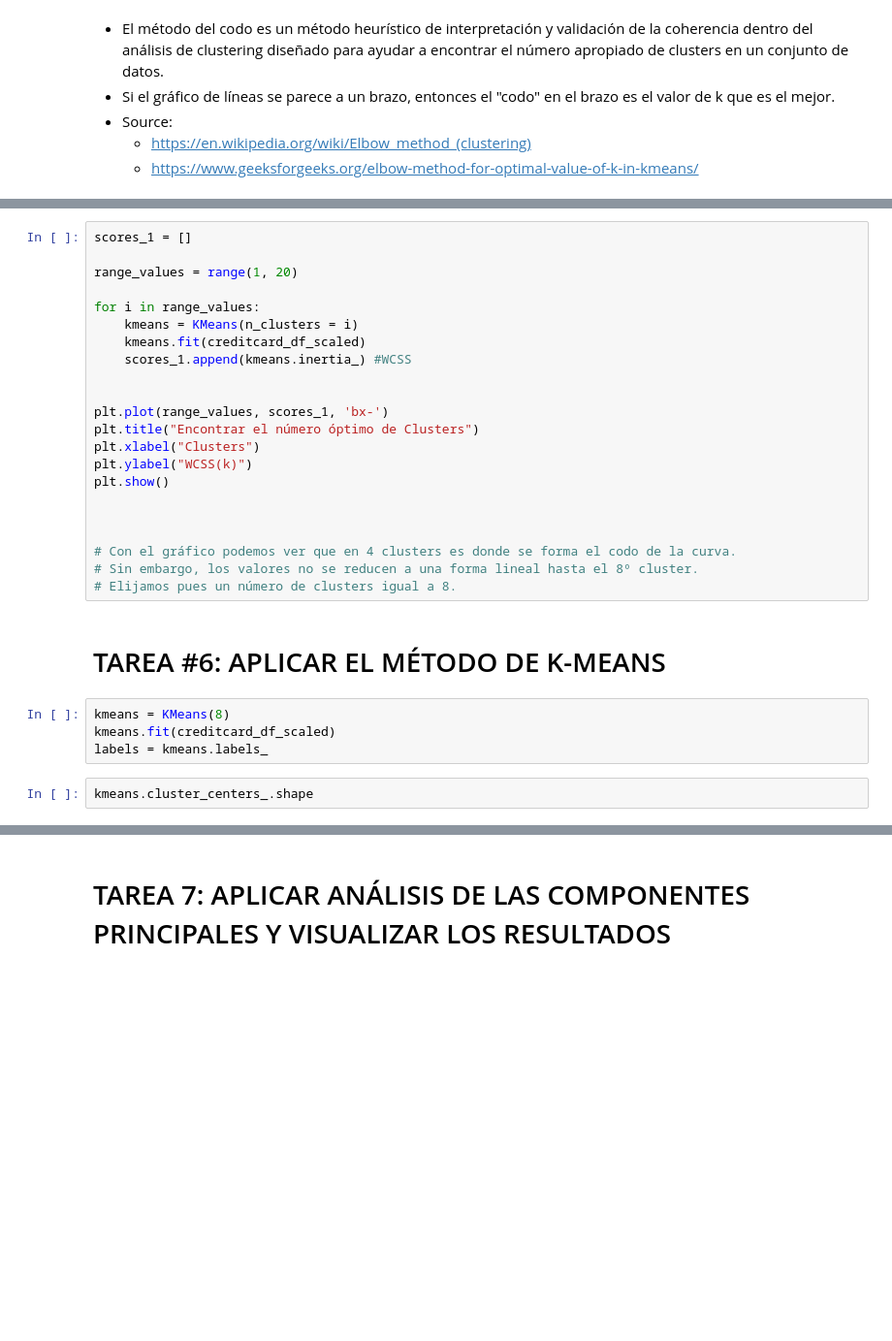
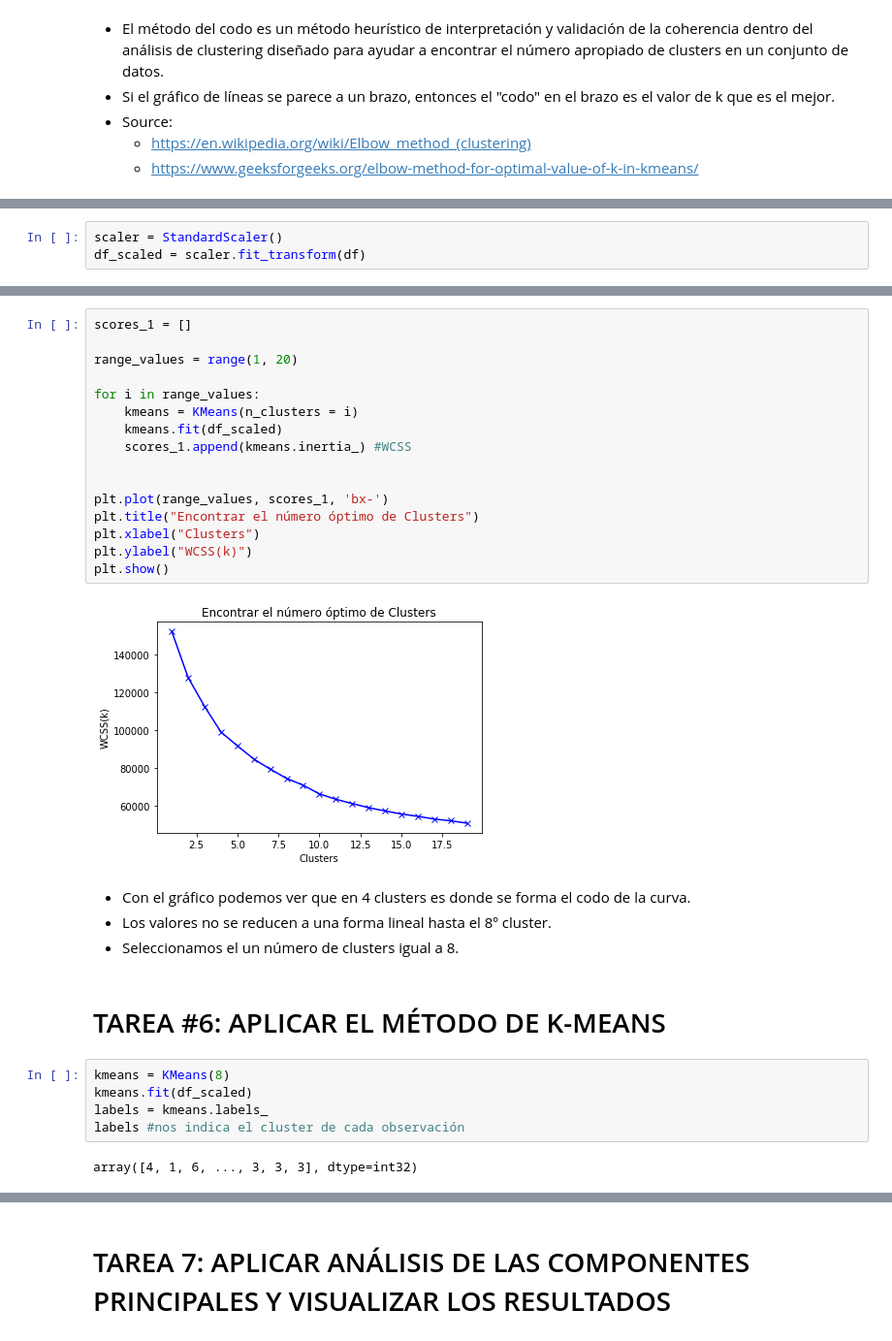
Before and after one commit to dasafo/ds4b, a Jupyter notebook: 2. Marketing Department/Solución_Departamento_de_Marketing.ipynb, the cells around one changed output, grey strips where cells are left out. Shown at 97% size. Cells and saved outputs as stored; diff of their text form; blank space fills up the shorter version.

```diff
--- a/2. Marketing Department/Solución_Departamento_de_Marketing.ipynb
+++ b/2. Marketing Department/Solución_Departamento_de_Marketing.ipynb
@@ -181 +291,4 @@ creditcard_df_scaled = scaler.fit_transform(creditcard_df)
+# %%
+scaler = StandardScaler()
+df_scaled = scaler.fit_transform(df)
 # %%
@@ -185,30 +314,31 @@ creditcard_df_scaled
 # %%
 scores_1 = []
 
 range_values = range(1, 20)
 
 for i in range_values:
     kmeans = KMeans(n_clusters = i)
-    kmeans.fit(creditcard_df_scaled)
+    kmeans.fit(df_scaled)
     scores_1.append(kmeans.inertia_) #WCSS
 
 
 plt.plot(range_values, scores_1, 'bx-')
 plt.title("Encontrar el número óptimo de Clusters")
 plt.xlabel("Clusters")
 plt.ylabel("WCSS(k)")
 plt.show()
-
-
-
-# Con el gráfico podemos ver que en 4 clusters es donde se forma el codo de la curva.
-# Sin embargo, los valores no se reducen a una forma lineal hasta el 8º cluster.
-# Elijamos pues un número de clusters igual a 8.
+# %% [output]
+[figure, added]
+# %% [markdown]
+* Con el gráfico podemos ver que en 4 clusters es donde se forma el codo de la curva.
+* Los valores no se reducen a una forma lineal hasta el 8º cluster.
+* Seleccionamos el un número de clusters igual a 8.
 # %% [markdown]
 # TAREA #6: APLICAR EL MÉTODO DE K-MEANS
 # %%
 kmeans = KMeans(8)
-kmeans.fit(creditcard_df_scaled)
+kmeans.fit(df_scaled)
 labels = kmeans.labels_
+labels #nos indica el cluster de cada observación
+# %% [output]
+array([4, 1, 6, ..., 3, 3, 3], dtype=int32)
-# %%
-kmeans.cluster_centers_.shape
```
Also changed, not shown: parts of 63 cells of this notebook, 1 other file.
